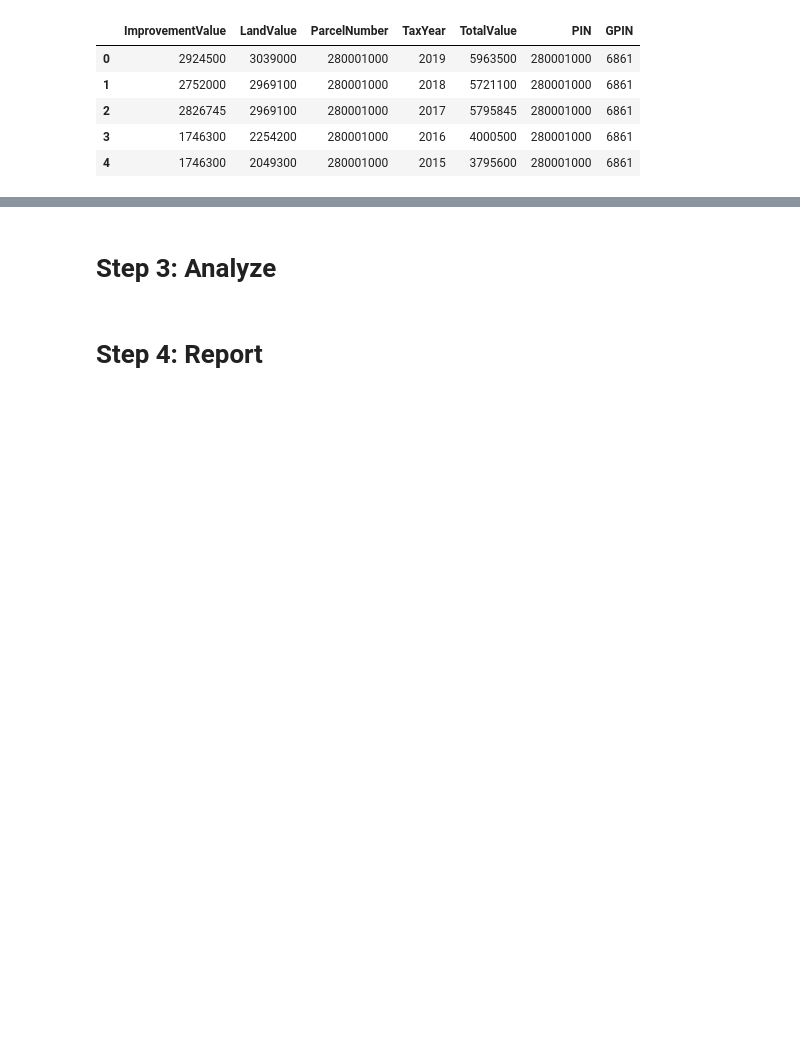
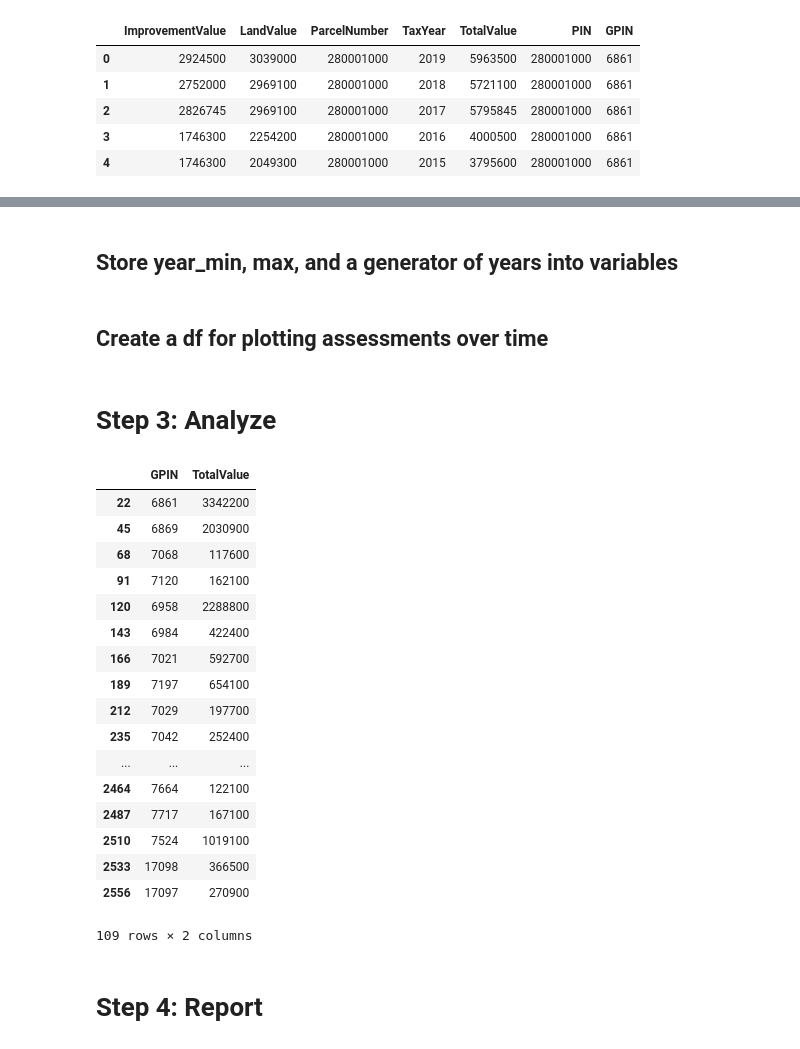
Before and after one commit to strmwtr/downtown_assessments, a Jupyter notebook: Downtown Assessments-Copy1.ipynb, the cells around one changed output, grey strips where cells are left out. Cells and saved outputs as stored; diff of their text form; code cells hidden in the pictures; blank space fills up the shorter version.

```diff
--- a/Downtown Assessments-Copy1.ipynb
+++ b/Downtown Assessments-Copy1.ipynb
@@ -132,0 +100,4 @@ print(z.head(20))
+# %%
+geojson_assessment_df = d.merge(geojson_df, on = 'GPIN')
+# %% [markdown]
+## Store year_min, max, and a generator of years into variables
@@ -133 +109,3 @@ print(z.head(20))
+# %% [markdown]
+## Create a df for plotting assessments over time
 # %%
@@ -162,9 +136,29 @@ assessment_chart_df = pd.DataFrame(assessment_chart_list, columns = assessment_c
 # Step 3: Analyze
 # %%
 def total_value_by_year(year):
-    tv_df = d[['GPIN','TotalValue']][d['TaxYear'] == year]
+    tv_df = geojson_assessment_df[['GPIN','TotalValue']][d['TaxYear'] == year]
     tv_df = tv_df.astype({'GPIN': 'int', 'TotalValue': 'int'})
     return tv_df
+total_value_by_year(1997)
+# %% [output]
+|  | GPIN | TotalValue |
+| 22 | 6861 | 3342200 |
+| 45 | 6869 | 2030900 |
+| 68 | 7068 | 117600 |
+| 91 | 7120 | 162100 |
+| 120 | 6958 | 2288800 |
+| 143 | 6984 | 422400 |
+| 166 | 7021 | 592700 |
+| 189 | 7197 | 654100 |
+| 212 | 7029 | 197700 |
+| 235 | 7042 | 252400 |
+| ... | ... | ... |
+| 2464 | 7664 | 122100 |
+| 2487 | 7717 | 167100 |
+| 2510 | 7524 | 1019100 |
+| 2533 | 17098 | 366500 |
+| 2556 | 17097 | 270900 |
+109 rows × 2 columns
 # %% [markdown]
 # Step 4: Report
 # %% [markdown]
```
Also changed, not shown: parts of 6 cells of this notebook.
